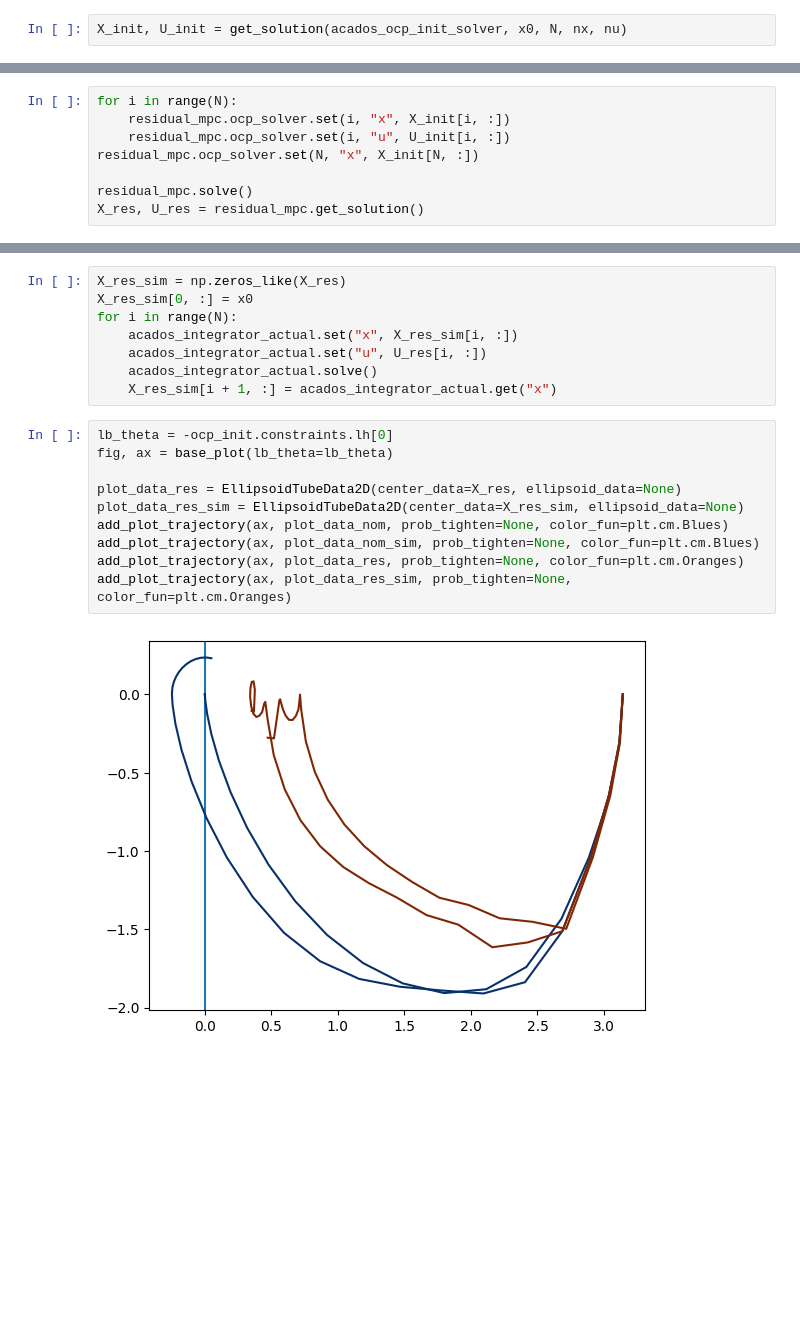
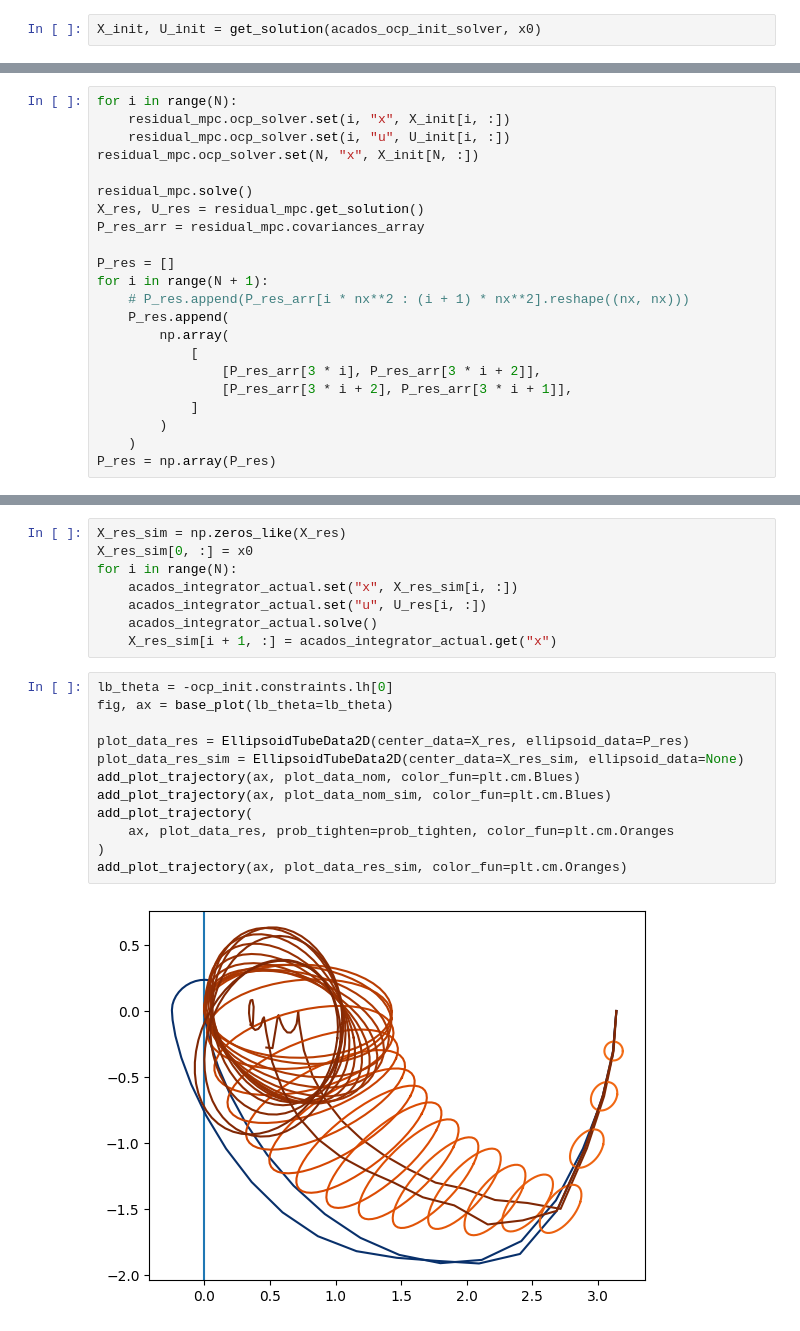
Before and after one commit to aaronprevedello/l4acados, a Jupyter notebook: examples/inverted_pendulum/inverted_pendulum_residual_learning_zoro.ipynb, the cells around one changed output, grey strips where cells are left out. Saved outputs shown, nothing was run; the diff lists cells and outputs as text; blank space fills up the shorter version.

```diff
--- a/examples/inverted_pendulum/inverted_pendulum_residual_learning_zoro.ipynb
+++ b/examples/inverted_pendulum/inverted_pendulum_residual_learning_zoro.ipynb
@@ -128,7 +125,7 @@ ocp_init.solver_options.Tsim
 # %% [markdown]
 ## Open-loop planning with nominal solver
 # %%
-X_init, U_init = get_solution(acados_ocp_init_solver, x0, N, nx, nu)
+X_init, U_init = get_solution(acados_ocp_init_solver, x0)
 # %%
 # integrator for nominal model
 sim = setup_sim_from_ocp(ocp_init)
@@ -469,6 +466,20 @@ residual_mpc.ocp_solver.set(N, "x", X_init[N, :])
 
 residual_mpc.solve()
 X_res, U_res = residual_mpc.get_solution()
+P_res_arr = residual_mpc.covariances_array
+
+P_res = []
+for i in range(N + 1):
+    # P_res.append(P_res_arr[i * nx**2 : (i + 1) * nx**2].reshape((nx, nx)))
+    P_res.append(
+        np.array(
+            [
+                [P_res_arr[3 * i], P_res_arr[3 * i + 2]],
+                [P_res_arr[3 * i + 2], P_res_arr[3 * i + 1]],
+            ]
+        )
+    )
+P_res = np.array(P_res)
 # %% [output]
 initing 30 solve stat fields
 residuals after  0 SQP_RTI iterations:
@@ -498,12 +509,14 @@ for i in range(N):
 # %%
 lb_theta = -ocp_init.constraints.lh[0]
 fig, ax = base_plot(lb_theta=lb_theta)
 
-plot_data_res = EllipsoidTubeData2D(center_data=X_res, ellipsoid_data=None)
+plot_data_res = EllipsoidTubeData2D(center_data=X_res, ellipsoid_data=P_res)
 plot_data_res_sim = EllipsoidTubeData2D(center_data=X_res_sim, ellipsoid_data=None)
-add_plot_trajectory(ax, plot_data_nom, prob_tighten=None, color_fun=plt.cm.Blues)
-add_plot_trajectory(ax, plot_data_nom_sim, prob_tighten=None, color_fun=plt.cm.Blues)
-add_plot_trajectory(ax, plot_data_res, prob_tighten=None, color_fun=plt.cm.Oranges)
-add_plot_trajectory(ax, plot_data_res_sim, prob_tighten=None, color_fun=plt.cm.Oranges)
+add_plot_trajectory(ax, plot_data_nom, color_fun=plt.cm.Blues)
+add_plot_trajectory(ax, plot_data_nom_sim, color_fun=plt.cm.Blues)
+add_plot_trajectory(
+    ax, plot_data_res, prob_tighten=prob_tighten, color_fun=plt.cm.Oranges
+)
+add_plot_trajectory(ax, plot_data_res_sim, color_fun=plt.cm.Oranges)
 # %% [output]
-[figure, old version]
+[figure, new version]
```
Also changed, not shown: parts of 11 cells of this notebook, 15 other files.
